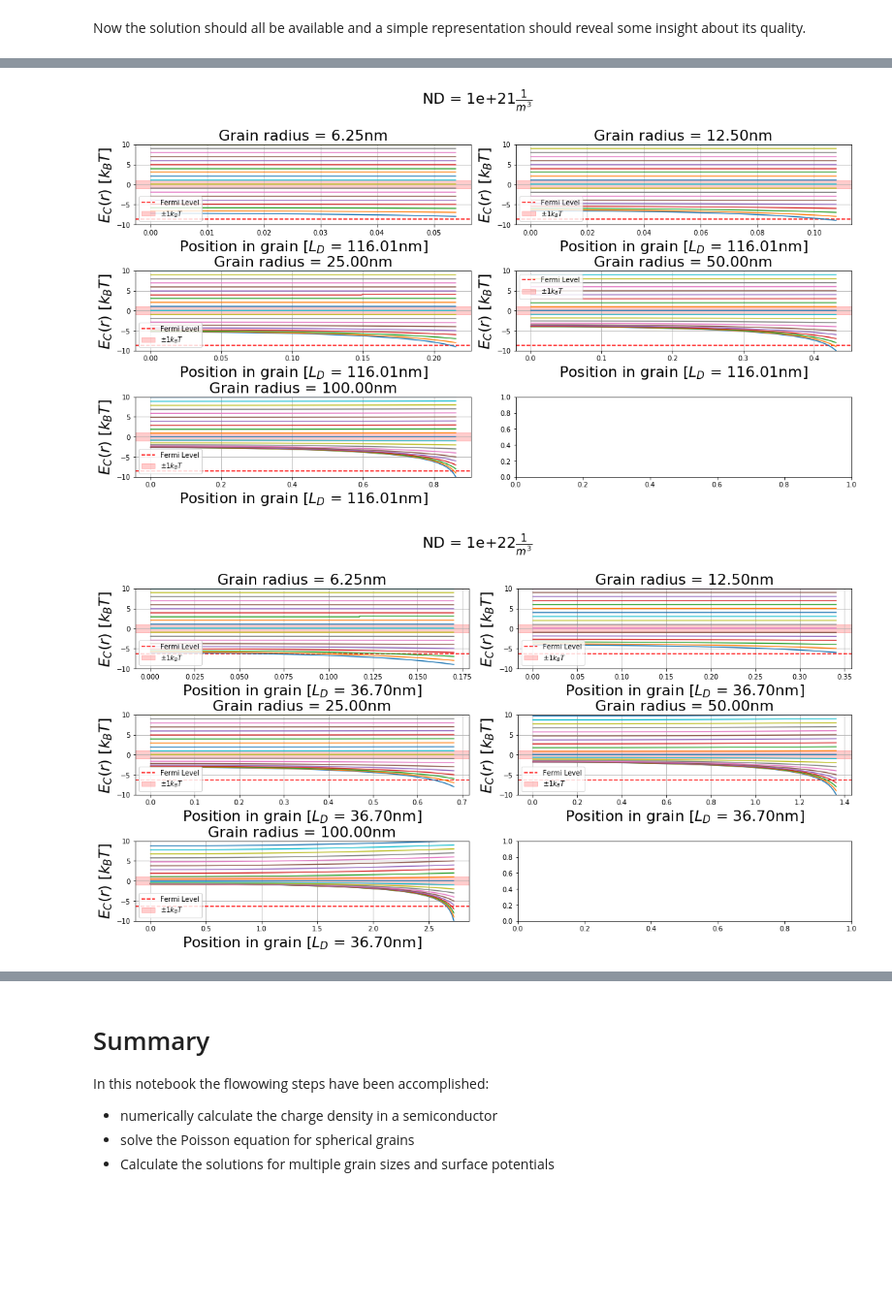
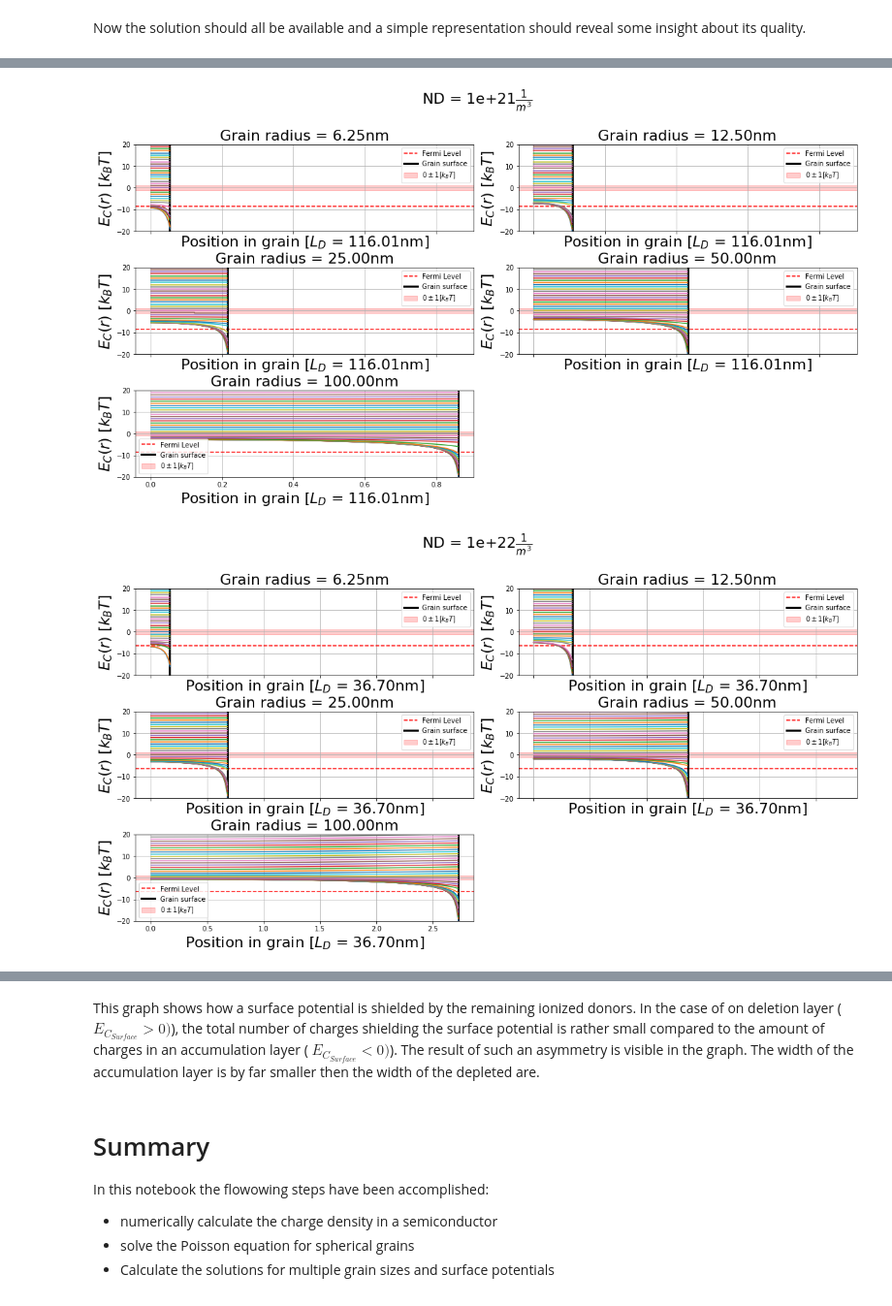
Before and after one commit to NilsNoreyson/thesis, a Jupyter notebook: 2-Grain-SMOX.ipynb, the cells around one changed output, grey strips where cells are left out. Shown at 97% size. Cells and saved outputs as stored; diff of their text form; code cells hidden in the pictures; blank space fills up the shorter version.

```diff
--- a/2-Grain-SMOX.ipynb
+++ b/2-Grain-SMOX.ipynb
@@ -646,6 +651,6 @@ def plot_material_char(mat):
     axe.legend()
     axe.grid(b=True)
     return fig
-material = Material(T_C,ND)
+material = Material(300,1e23)
 fig = plot_material_char(material)
 # %% [output]
@@ -862,7 +888,7 @@ So the previous example with randomly guessed initial values can be extended wit
 
 
 T_C = 300
-ND = 2.14e24
+ND = 1e23
 grain = create_grain(110e-9, T_C, ND)
 
 fig, axe = subplots(figsize = (16,9))
@@ -879,7 +905,7 @@ for E_dot_init_kT in [1,2,4]:
 
 #Now we will try to find the best inital slope to solve the equation
 res = find_best_E_dot_init(E_init_kT, grain)
-res
+
 E_dot_init_kT = res.x
 E_dot_init = grain.material.kT_to_J(E_dot_init_kT)
 r,v, v_dot, data = grain.solve_with_values(E_init, E_dot_init)
@@ -1072,6 +1156,6 @@ Since the data holds also a column named `res` with the final result from the mi
 # %%
 gs = calc_dF_all.groupby(['ND','R'])
-fig, axe = subplots(len(gs)//5+1,5, figsize=(16,9), sharey=True)
+fig, axe = subplots(len(gs)//5,5, figsize=(16,9), sharey=True)
 
 calc_dF_all['E_dot_init_kT_estimation'] = None
 for ax_i, ((ND,R), g) in enumerate(gs):
@@ -1081,16 +1165,19 @@ for ax_i, ((ND,R), g) in enumerate(gs):
     #selecting on ly the good results by using the 'res' field
     g_good = g[g['res']<2]
 
-    #the bad ones are the complent of the good ones; droping the good ones from all results leaves the bad ones back
+    #the bad ones are the complent of the good ones; droping the good
+    #ones from all results leaves the bad ones back
     g_bad = g.drop(g_good.index)
 
     #plotting the good and bad results
-    axe.plot(g_good['Einit_kT'], g_good['E_dot_init_kT'],'o-')
-    axe.plot(g_bad['Einit_kT'], g_bad['E_dot_init_kT'],'o')
+    axe.plot(g_good['Einit_kT'], g_good['E_dot_init_kT'],'o-', label='good')
+    axe.plot(g_bad['Einit_kT'], g_bad['E_dot_init_kT'],'o', label='bad')
 
     #some plotting sugar
     axe.set_yscale('symlog')
-    axe.set_title(f'{ND},{R}')
-    axe.set_xlabel(r'$E_{Surface}$ [$k_BT$]', fontsize =22)
-    axe.set_ylabel(r'$\dot{E}_{Surface}$ [$k_BT$]', fontsize =22)
+    axe.set_title(f'$N_D$:{ND}, R:{R*1e9:.2f}nm')
+    axe.set_xlabel(r'$E_{Surface}$ [$k_BT$]', fontsize = 15)
+    axe.set_ylabel(r'$\dot{E}_{Surface}$ [$k_BT$]', fontsize = 15)
+axe.legend()
+fig.tight_layout()
 # %% [output]
@@ -1189,42 +1283,52 @@ The maximal "error" of the minimization is :14990.140443668204
 # %%
 for ND, calc_dF in calc_dF_all.groupby('ND'):
-    fig, axes= subplots(3,2,figsize = (16,9), sharex=False)
+    fig, axes= subplots(3,2,figsize = (16,9), sharex=True)
+
     fig.suptitle(f'ND = {ND}'+ r'$\frac{1}{m^3}$', fontsize = 22)
-    #fig.suptitle(f'$\\num{{{2e-10}}}$', fontsize = 22)
+
 
     for ax_i, (R, calc_dF_grainsize) in enumerate(calc_dF.groupby('R')):
         axe = fig.axes[ax_i]
+        axe.set_ylim(-20,20)
 
         grain = create_grain_from_data(calc_dF_grainsize)
 
 
         axe.axhline(-grain.material.J_to_kT(grain.material.Diff_EF_EC),
                     linestyle='--',color='r', label='Fermi Level')
-        axe.set_ylim(-10,10)
-        axe.axhspan(-1,+1,color='r', alpha=0.2, label='$\pm 1 k_BT$')
+
+        axe.axvline(grain.R/grain.material.LD,
+                    linewidth=3, color='k', label='Grain surface')
+
+
+
+        axe.axhspan(-1,+1,color='r', alpha=0.2, label='$0\pm 1 [k_BT]$')
 
         for vinit, ser_temp in calc_dF_grainsize.iterrows():
+
+            #discarde bad solutions from the plot
             if ser_temp['res']>5:
                 continue
 
             r = ser_temp['r']
             v = ser_temp['v']
             vdot = ser_temp['v_dot']
 
             axe.set_title(f'Grain radius = {grain.R*1e9:.2f}nm', fontsize=22)
 
             axe.plot(r,v, '-', label = "")
             axe.set_ylabel('$E_C(r)$ [$k_BT$]', fontsize =22)
             axe.set_xlabel(f'Position in grain [$L_D$ = {grain.material.LD*1e9:.2f}nm]',
                            fontsize =22)
         axe.legend()
         axe.grid(b=True)
-        #axe.set_xlim(0,40)
+
+    fig.axes[-1].set_axis_off()
     fig.tight_layout()
     fig.subplots_adjust(top=.85)
     close()
     display(fig)
     for i in range(5):print()
 # %% [output]
-[figure, old version]
+[figure, new version]
-[figure, old version]
+[figure, new version]
@@ -1233,3 +1337,5 @@ for ND, calc_dF in calc_dF_all.groupby('ND'):
+# %% [markdown]
+This graph shows how a surface potential is shielded by the remaining ionized donors. In the case of on deletion layer ( $E_{C_{Surface}}>0 )$), the total number of charges shielding the surface potential is rather small compared to the amount of charges in an accumulation layer ( $E_{C_{Surface}}<0 )$). The result of such an asymmetry is visible in the graph. The width of the accumulation layer is by far smaller then the width of the depleted are.
 # %% [markdown]
 # Summary
 In this notebook the flowowing steps have been accomplished:
```
Also changed, not shown: parts of 76 cells of this notebook, 56 other files.
